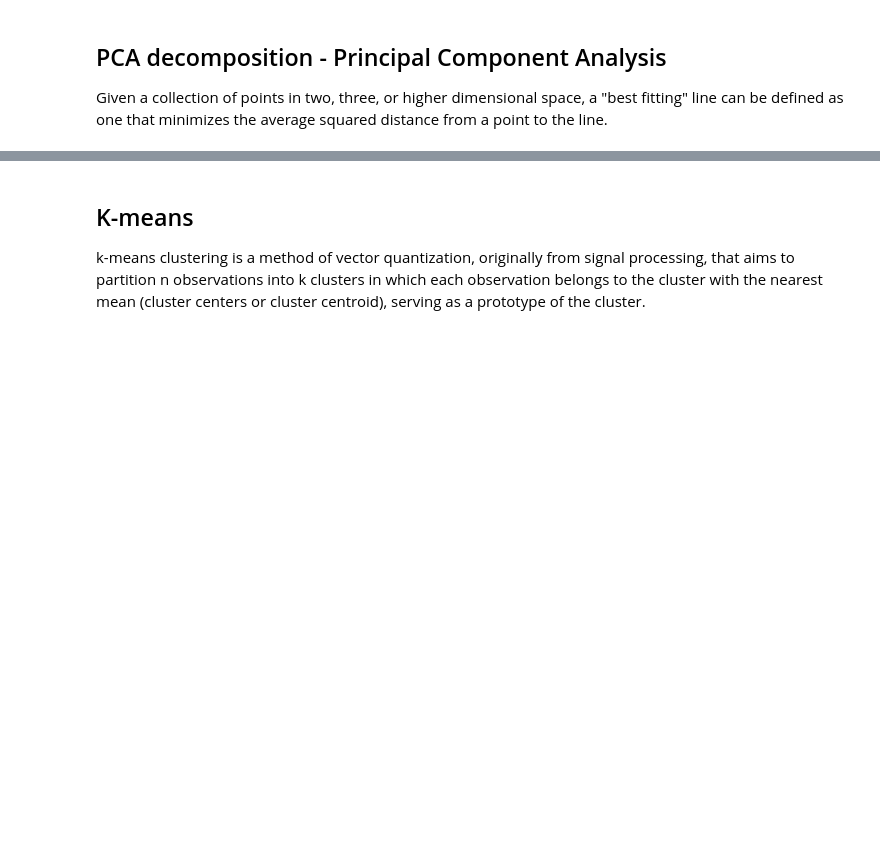
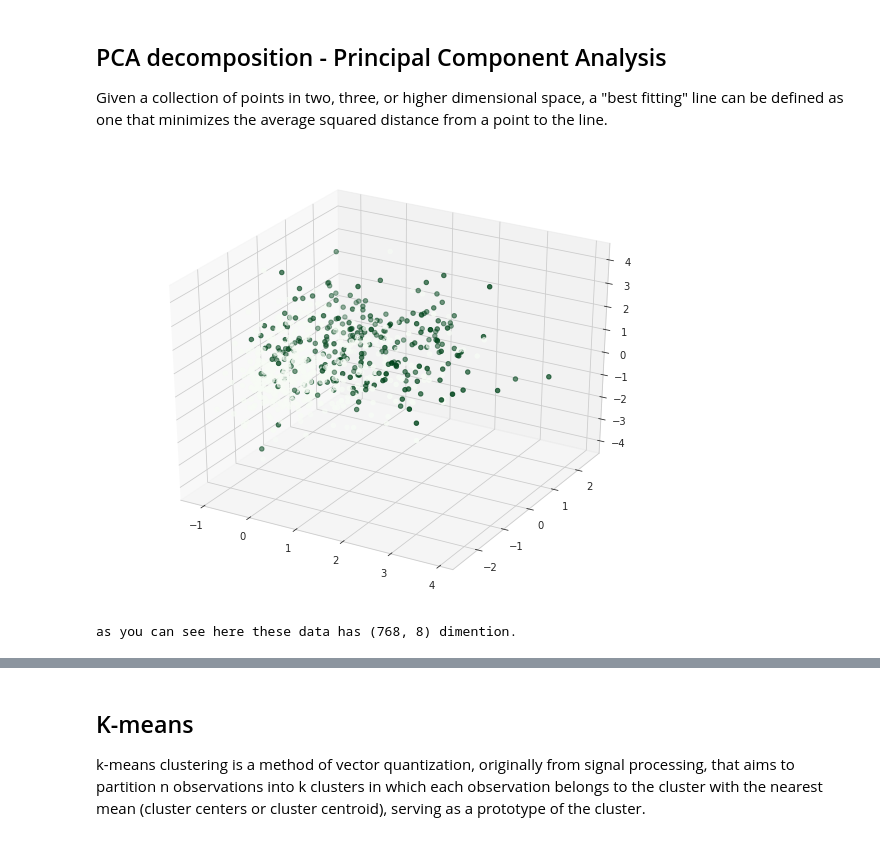
Before and after one commit to BahramJannesar/PimaIndiansDiabetsMachineLearning, a Jupyter notebook: PCA then Clustering then Classification.ipynb, the cells around one changed output, grey strips where cells are left out. Drawn from its saved outputs; the diff is of its cells as text; code cells hidden in the pictures; blank space fills up the shorter version.

```diff
--- a/PCA then Clustering then Classification.ipynb
+++ b/PCA then Clustering then Classification.ipynb
@@ -111,5 +129,6 @@ diabets['Age'] = diabets['Age'].replace(0 , np.mean(diabets['Age']))
 # %%
 data = diabets.drop(['Outcome'], axis = 1 ).values
+Outcome = diabets['Outcome'].values
 # %% [markdown]
 ## Preprocessing - Scaling Data
 Data preprocessing is an important step in the data mining process. The phrase "garbage in, garbage out" is particularly applicable to data mining and machine learning projects.
@@ -119,3 +138,17 @@ data = scalar.fit_transform(data)
 # %% [markdown]
 ## PCA decomposition - Principal Component Analysis
 Given a collection of points in two, three, or higher dimensional space, a "best fitting" line can be defined as one that minimizes the average squared distance from a point to the line.
+# %%
+xs = data[:,0]
+ys = data[:,1]
+zs = data[:,2]
+fig = plt.figure(figsize=(10, 8))
+ax = plt.axes(projection='3d')
+ax.scatter3D(xs, ys, zs, c=Outcome, cmap='Greens')
+plt.show()
+# %% [output]
+[figure, added]
+# %%
+print('as you can see here these data has {} dimention.'.format(data.shape))
+# %% [output]
+as you can see here these data has (768, 8) dimention.
```
Also changed, not shown: parts of 25 cells of this notebook.
